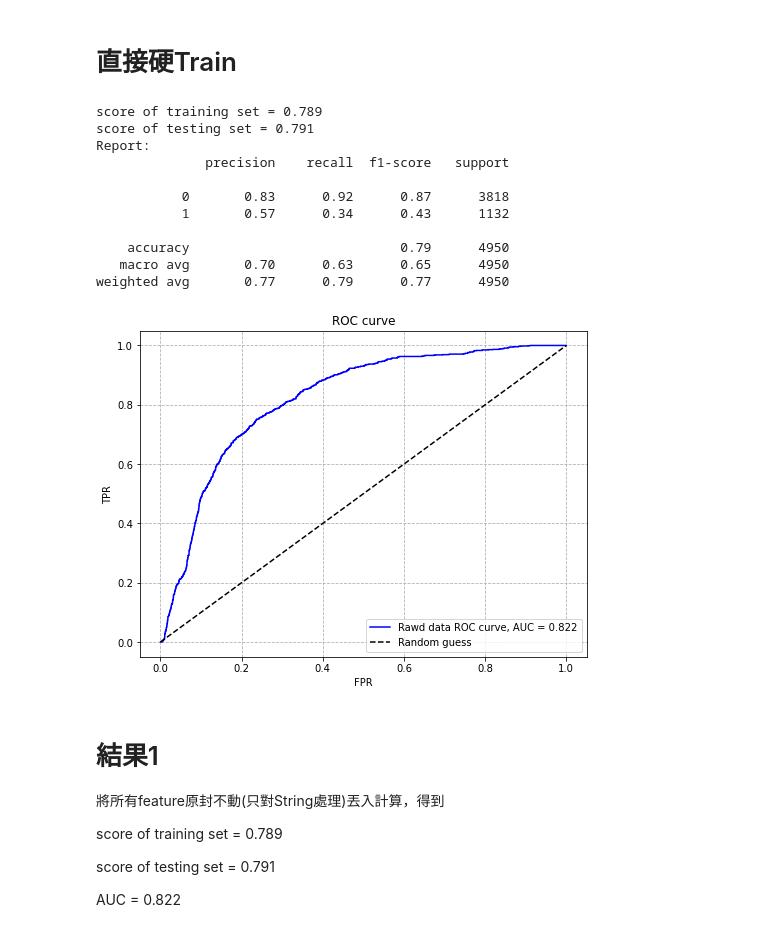
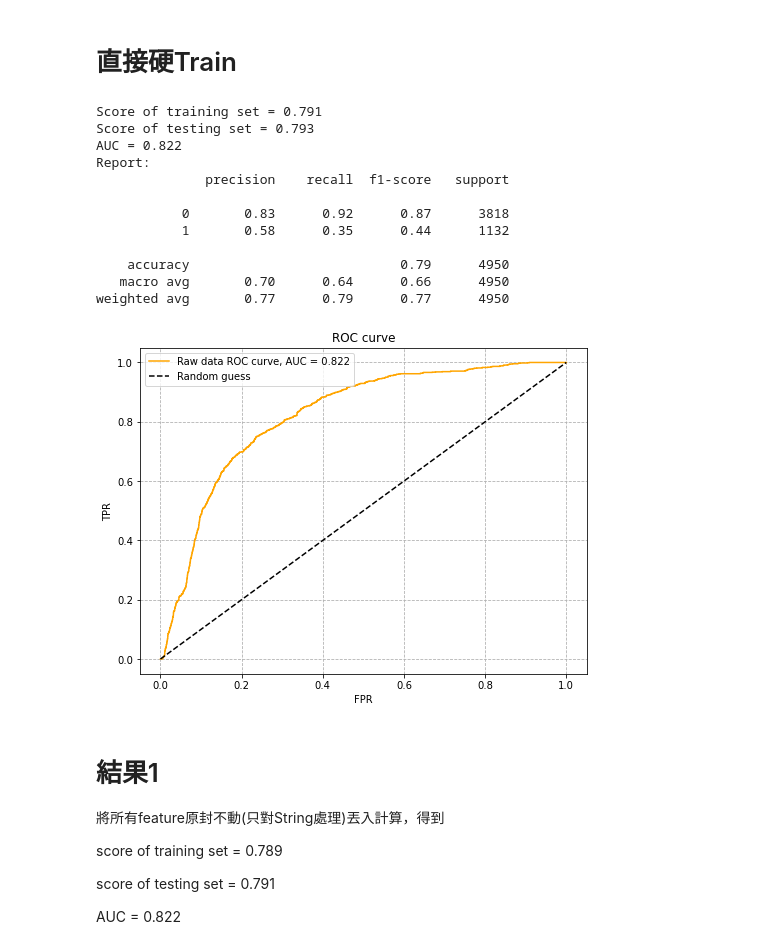
Before and after one commit to ZlinTsai/python_project, a Jupyter notebook: Machine_Learning/Logistic Regression.ipynb, the cells around one changed output. Cells and saved outputs as stored; diff of their text form; code cells hidden in the pictures.

Commit message:
Finish resign predict

```diff
--- a/Machine_Learning/Logistic Regression.ipynb
+++ b/Machine_Learning/Logistic Regression.ipynb
@@ -372,67 +401,37 @@ df
 # %%
 xData = df.drop(["left"], axis=1)
 yData = df["left"]
 
 xDataSS = StandardScaler().fit_transform(xData)
 
-xTrain, xTest, yTrain, yTest = train_test_split(xData, yData, test_size=0.33, random_state=0)
-
-
-# penalty: {‘l1’, ‘l2’, ‘elasticnet’, ‘none’}, default=’l2’ choice regularization
-# solver: {‘newton-cg’, ‘lbfgs’, ‘liblinear’, ‘sag’, ‘saga’}, default=’lbfgs’
-
-clf = linear_model.LogisticRegression(penalty='l2', solver='lbfgs', max_iter=1000)
-
-clf.fit(xTrain, yTrain)
-
-yPred = clf.predict(xTest)
-
-scoreTrain = clf.score(xTrain, yTrain)
-
-scoreTest = clf.score(xTest, yTest) # = metrics.accuracy_score(y_test, y_pred)
-
-confMatrix = metrics.confusion_matrix(yTest, yPred)
-
-# 計算 Predict confidence scores for samples.
-yScore = clf.decision_function(xTest)
-
-# evaluate ROC and AUC
-fpr, tpr, _ = metrics.roc_curve(yTest, yScore)
-auc = metrics.auc(fpr, tpr)
-
-#print("coeff =", clf.coef_)
-#print("bias =", clf.intercept_)
-print("score of training set = {:.3f}".format(scoreTrain))
-print("score of testing set = {:.3f} ".format(scoreTest))
-print("Report: ")
-print(metrics.classification_report(yTest, yPred))
+score_train, score_test, fpr1, tpr1, auc1 = myLogisticRegression(xDataSS, yData, 0.33, 0)
 
 # plot
 plt.figure(figsize=(8, 6))
-
-plt.plot(fpr, tpr, linestyle="solid", color="blue", label="Rawd data ROC curve, AUC = %.3f" %(auc))
+plt.plot(fpr1, tpr1, linestyle="solid", color="orange", label="Raw data ROC curve, AUC = %.3f" %(auc1))
 
 plt.plot(np.linspace(0, 1, 100), np.linspace(0, 1, 100), linestyle="dashed", color="black", label="Random guess")
 
 plt.grid(linestyle='--')
 plt.title("ROC curve")
 plt.xlabel("FPR")
 plt.ylabel("TPR")
 plt.legend()
 plt.show()
 # %% [output]
-score of training set = 0.789
-score of testing set = 0.791
+Score of training set = 0.791
+Score of testing set = 0.793
+AUC = 0.822
 Report:
               precision    recall  f1-score   support
 
            0       0.83      0.92      0.87      3818
-           1       0.57      0.34      0.43      1132
+           1       0.58      0.35      0.44      1132
 
     accuracy                           0.79      4950
-   macro avg       0.70      0.63      0.65      4950
+   macro avg       0.70      0.64      0.66      4950
 weighted avg       0.77      0.79      0.77      4950
-[figure, old version]
+[figure, new version]
 # %% [markdown]
 # 結果1
 
```
Also changed, not shown: parts of 26 cells of this notebook.
